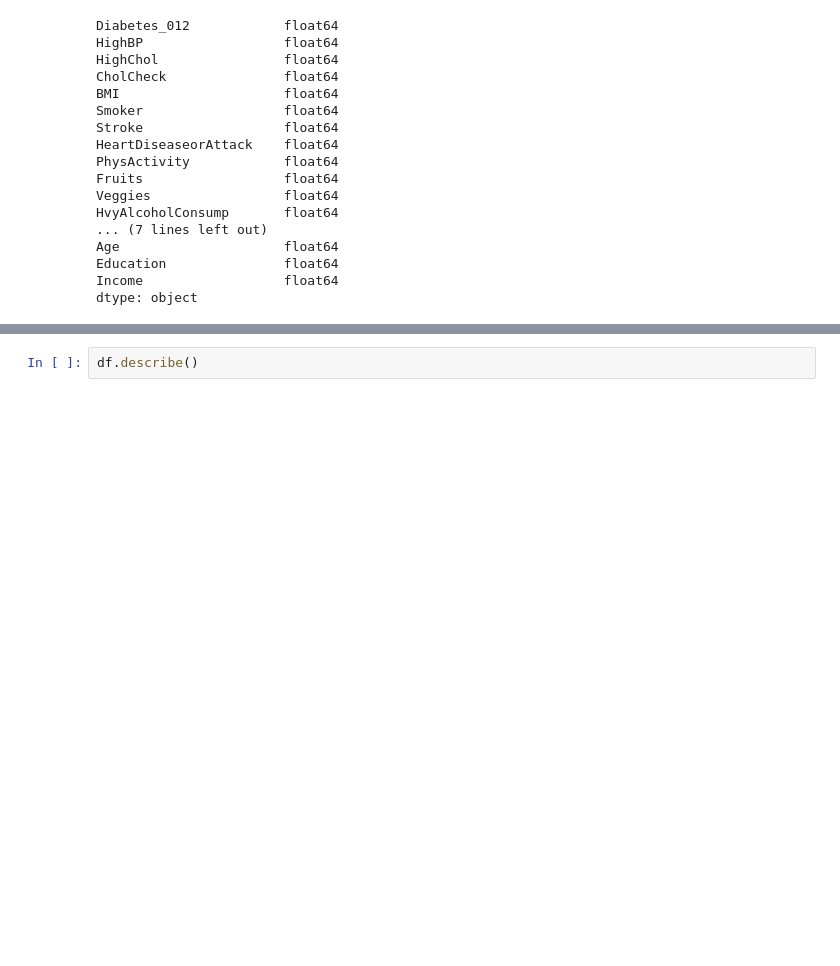
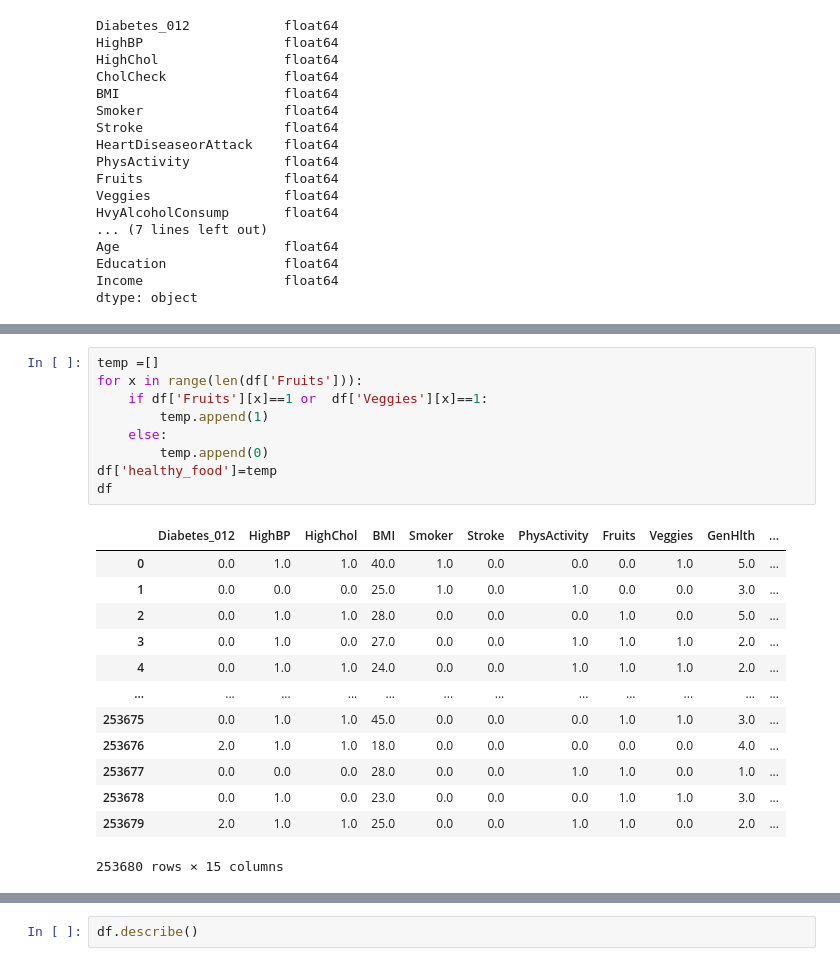
Before and after one commit to SahilSayani/diabetes_mellitus, a Jupyter notebook: diabetes_prediction/diabetes_012_health_indicators.ipynb, the cells around one changed output, grey strips where cells are left out. Saved outputs shown, nothing was run; the diff lists cells and outputs as text; blank space fills up the shorter version.

```diff
--- a/diabetes_prediction/diabetes_012_health_indicators.ipynb
+++ b/diabetes_prediction/diabetes_012_health_indicators.ipynb
@@ -71,3 +87,26 @@ df=df.drop([''],axis=1)
+# %%
+temp =[]
+for x in range(len(df['Fruits'])):
+    if df['Fruits'][x]==1 or  df['Veggies'][x]==1:
+        temp.append(1)
+    else:
+        temp.append(0)
+df['healthy_food']=temp
+df
+# %% [output]
+|  | Diabetes_012 | HighBP | HighChol | BMI | Smoker | Stroke | PhysActivity | Fruits | Veggies | GenHlth | ... |
+| 0 | 0.0 | 1.0 | 1.0 | 40.0 | 1.0 | 0.0 | 0.0 | 0.0 | 1.0 | 5.0 | ... |
+| 1 | 0.0 | 0.0 | 0.0 | 25.0 | 1.0 | 0.0 | 1.0 | 0.0 | 0.0 | 3.0 | ... |
+| 2 | 0.0 | 1.0 | 1.0 | 28.0 | 0.0 | 0.0 | 0.0 | 1.0 | 0.0 | 5.0 | ... |
+| 3 | 0.0 | 1.0 | 0.0 | 27.0 | 0.0 | 0.0 | 1.0 | 1.0 | 1.0 | 2.0 | ... |
+| 4 | 0.0 | 1.0 | 1.0 | 24.0 | 0.0 | 0.0 | 1.0 | 1.0 | 1.0 | 2.0 | ... |
+| ... | ... | ... | ... | ... | ... | ... | ... | ... | ... | ... | ... |
+| 253675 | 0.0 | 1.0 | 1.0 | 45.0 | 0.0 | 0.0 | 0.0 | 1.0 | 1.0 | 3.0 | ... |
+| 253676 | 2.0 | 1.0 | 1.0 | 18.0 | 0.0 | 0.0 | 0.0 | 0.0 | 0.0 | 4.0 | ... |
+| 253677 | 0.0 | 0.0 | 0.0 | 28.0 | 0.0 | 0.0 | 1.0 | 1.0 | 0.0 | 1.0 | ... |
+| 253678 | 0.0 | 1.0 | 0.0 | 23.0 | 0.0 | 0.0 | 0.0 | 1.0 | 1.0 | 3.0 | ... |
+| 253679 | 2.0 | 1.0 | 1.0 | 25.0 | 0.0 | 0.0 | 1.0 | 1.0 | 0.0 | 2.0 | ... |
+253680 rows × 15 columns
 # %%
 df1 =df.corr()
 sns.heatmap(df1)
```
Also changed, not shown: parts of 12 cells of this notebook, 1 other file.
